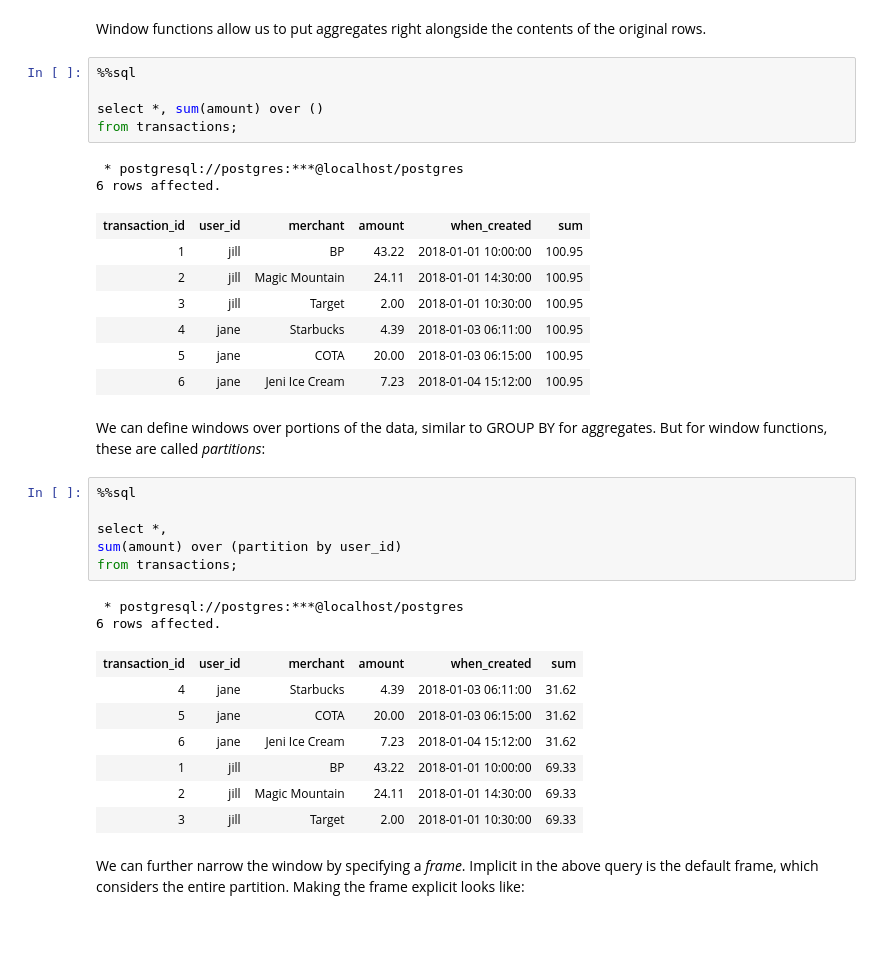
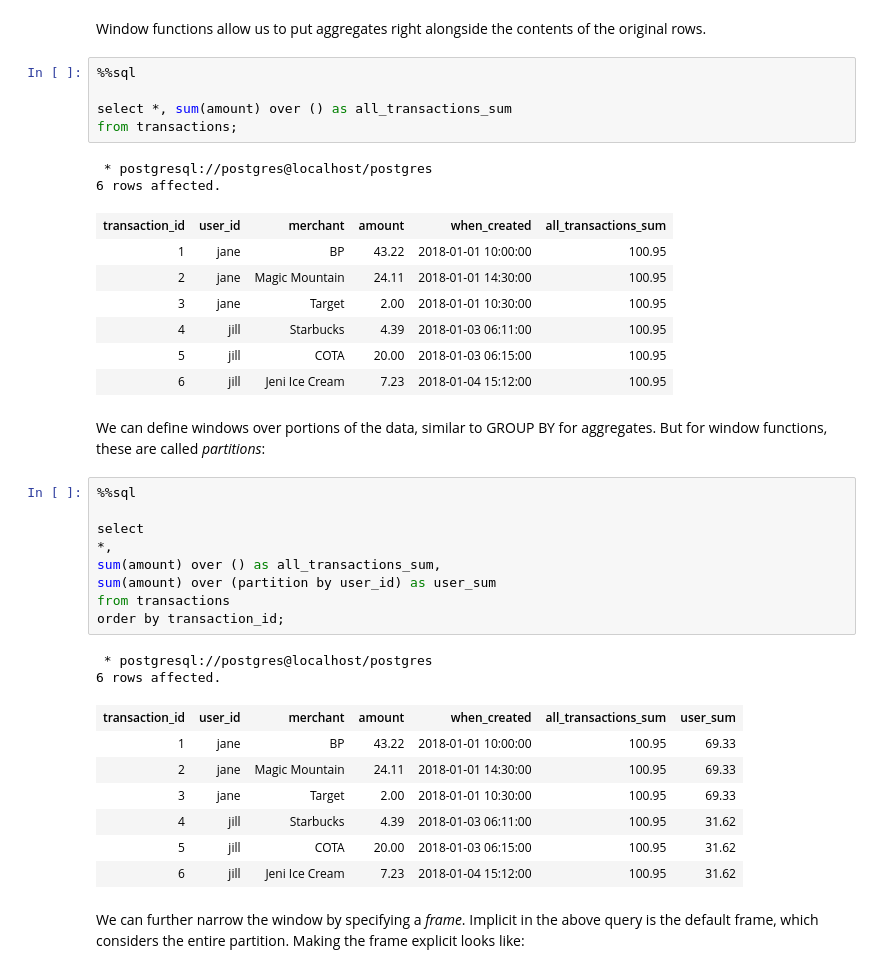
Before and after one commit to jklukas/sql-mysteries, a Jupyter notebook: SQL Mysteries Part 1.ipynb, the cells around one changed output. Drawn from its saved outputs; the diff is of its cells as text; blank space fills up the shorter version.

```diff
--- a/SQL Mysteries Part 1.ipynb
+++ b/SQL Mysteries Part 1.ipynb
@@ -199,36 +201,39 @@ Window functions allow us to put aggregates right alongside the contents of the
 # %%
 %%sql
 
-select *, sum(amount) over ()
+select *, sum(amount) over () as all_transactions_sum
 from transactions;
 # %% [output]
- * postgresql://postgres:***@localhost/postgres
+ * postgresql://postgres@localhost/postgres
 6 rows affected.
-| transaction_id | user_id | merchant | amount | when_created | sum |
-| 1 | jill | BP | 43.22 | 2018-01-01 10:00:00 | 100.95 |
-| 2 | jill | Magic Mountain | 24.11 | 2018-01-01 14:30:00 | 100.95 |
-| 3 | jill | Target | 2.00 | 2018-01-01 10:30:00 | 100.95 |
-| 4 | jane | Starbucks | 4.39 | 2018-01-03 06:11:00 | 100.95 |
-| 5 | jane | COTA | 20.00 | 2018-01-03 06:15:00 | 100.95 |
-| 6 | jane | Jeni Ice Cream | 7.23 | 2018-01-04 15:12:00 | 100.95 |
+| transaction_id | user_id | merchant | amount | when_created | all_transactions_sum |
+| 1 | jane | BP | 43.22 | 2018-01-01 10:00:00 | 100.95 |
+| 2 | jane | Magic Mountain | 24.11 | 2018-01-01 14:30:00 | 100.95 |
+| 3 | jane | Target | 2.00 | 2018-01-01 10:30:00 | 100.95 |
+| 4 | jill | Starbucks | 4.39 | 2018-01-03 06:11:00 | 100.95 |
+| 5 | jill | COTA | 20.00 | 2018-01-03 06:15:00 | 100.95 |
+| 6 | jill | Jeni Ice Cream | 7.23 | 2018-01-04 15:12:00 | 100.95 |
 # %% [markdown]
 We can define windows over portions of the data, similar to GROUP BY for aggregates. But for window functions, these are called _partitions_:
 # %%
 %%sql
 
-select *,
-sum(amount) over (partition by user_id)
-from transactions;
+select
+*,
+sum(amount) over () as all_transactions_sum,
+sum(amount) over (partition by user_id) as user_sum
+from transactions
+order by transaction_id;
 # %% [output]
- * postgresql://postgres:***@localhost/postgres
+ * postgresql://postgres@localhost/postgres
 6 rows affected.
-| transaction_id | user_id | merchant | amount | when_created | sum |
-| 4 | jane | Starbucks | 4.39 | 2018-01-03 06:11:00 | 31.62 |
-| 5 | jane | COTA | 20.00 | 2018-01-03 06:15:00 | 31.62 |
-| 6 | jane | Jeni Ice Cream | 7.23 | 2018-01-04 15:12:00 | 31.62 |
-| 1 | jill | BP | 43.22 | 2018-01-01 10:00:00 | 69.33 |
-| 2 | jill | Magic Mountain | 24.11 | 2018-01-01 14:30:00 | 69.33 |
-| 3 | jill | Target | 2.00 | 2018-01-01 10:30:00 | 69.33 |
+| transaction_id | user_id | merchant | amount | when_created | all_transactions_sum | user_sum |
+| 1 | jane | BP | 43.22 | 2018-01-01 10:00:00 | 100.95 | 69.33 |
+| 2 | jane | Magic Mountain | 24.11 | 2018-01-01 14:30:00 | 100.95 | 69.33 |
+| 3 | jane | Target | 2.00 | 2018-01-01 10:30:00 | 100.95 | 69.33 |
+| 4 | jill | Starbucks | 4.39 | 2018-01-03 06:11:00 | 100.95 | 31.62 |
+| 5 | jill | COTA | 20.00 | 2018-01-03 06:15:00 | 100.95 | 31.62 |
+| 6 | jill | Jeni Ice Cream | 7.23 | 2018-01-04 15:12:00 | 100.95 | 31.62 |
 # %% [markdown]
 We can further narrow the window by specifying a _frame_. Implicit in the above query is the default frame, which considers the entire partition. Making the frame explicit looks like:
 # %%
```
Also changed, not shown: parts of 18 cells of this notebook, 1 other file.
